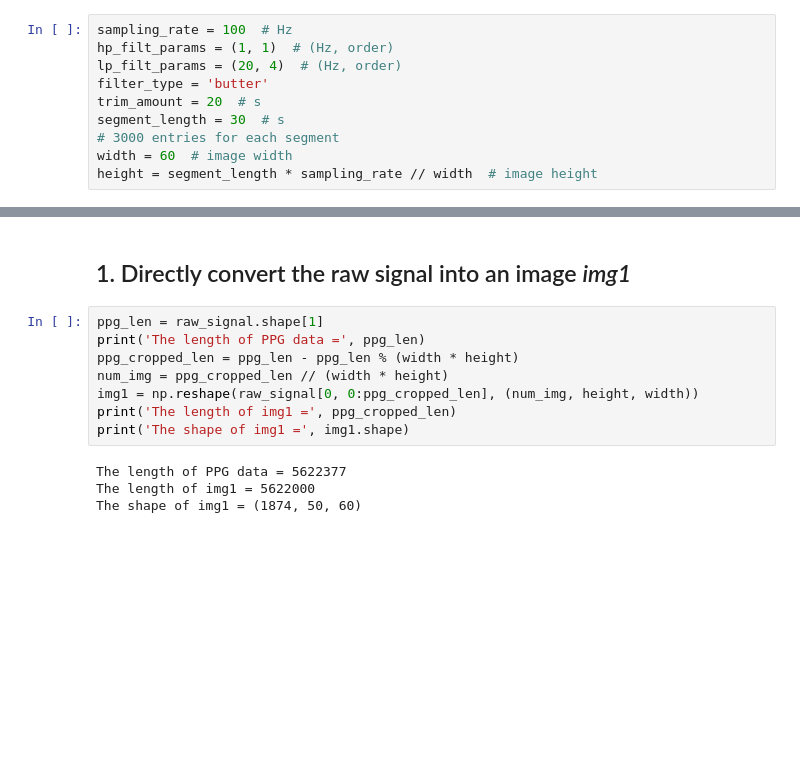
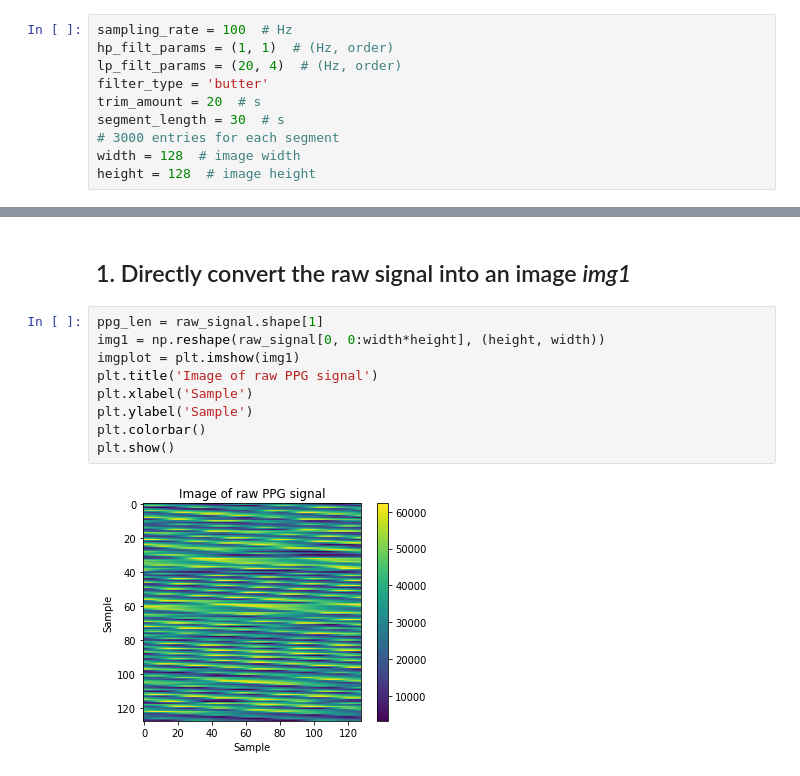
Before and after one commit to sky-sailor/fyp2021-jw5920, a Jupyter notebook: examples/ppg_sqi/ppg2image.ipynb, the cells around one changed output, grey strips where cells are left out. Cells and saved outputs as stored; diff of their text form; blank space fills up the shorter version.

```diff
--- a/examples/ppg_sqi/ppg2image.ipynb
+++ b/examples/ppg_sqi/ppg2image.ipynb
@@ -29,8 +29,8 @@ filter_type = 'butter'
 trim_amount = 20  # s
 segment_length = 30  # s
 # 3000 entries for each segment
-width = 60  # image width
-height = segment_length * sampling_rate // width  # image height
+width = 128  # image width
+height = 128  # image height
 # %% [markdown]
 ### Load and prepare the PPG data
 # %%
@@ -43,15 +43,14 @@ raw_signal = np.copy(
     ppg_data.signals.T[trim_amount * sampling_rate:-trim_amount * sampling_rate].T)  # save the raw signal
 # %% [markdown]
 ## 1. Directly convert the raw signal into an image *img1*
-# %%
-ppg_len = raw_signal.shape[1]
-print('The length of PPG data =', ppg_len)
-ppg_cropped_len = ppg_len - ppg_len % (width * height)
-num_img = ppg_cropped_len // (width * height)
-img1 = np.reshape(raw_signal[0, 0:ppg_cropped_len], (num_img, height, width))
-print('The length of img1 =', ppg_cropped_len)
-print('The shape of img1 =', img1.shape)
-# %% [output]
-The length of PPG data = 5622377
-The length of img1 = 5622000
-The shape of img1 = (1874, 50, 60)
+# %%
+ppg_len = raw_signal.shape[1]
+img1 = np.reshape(raw_signal[0, 0:width*height], (height, width))
+imgplot = plt.imshow(img1)
+plt.title('Image of raw PPG signal')
+plt.xlabel('Sample')
+plt.ylabel('Sample')
+plt.colorbar()
+plt.show()
+# %% [output]
+[figure, added]
```
Also changed, not shown: parts of 2 cells of this notebook.
